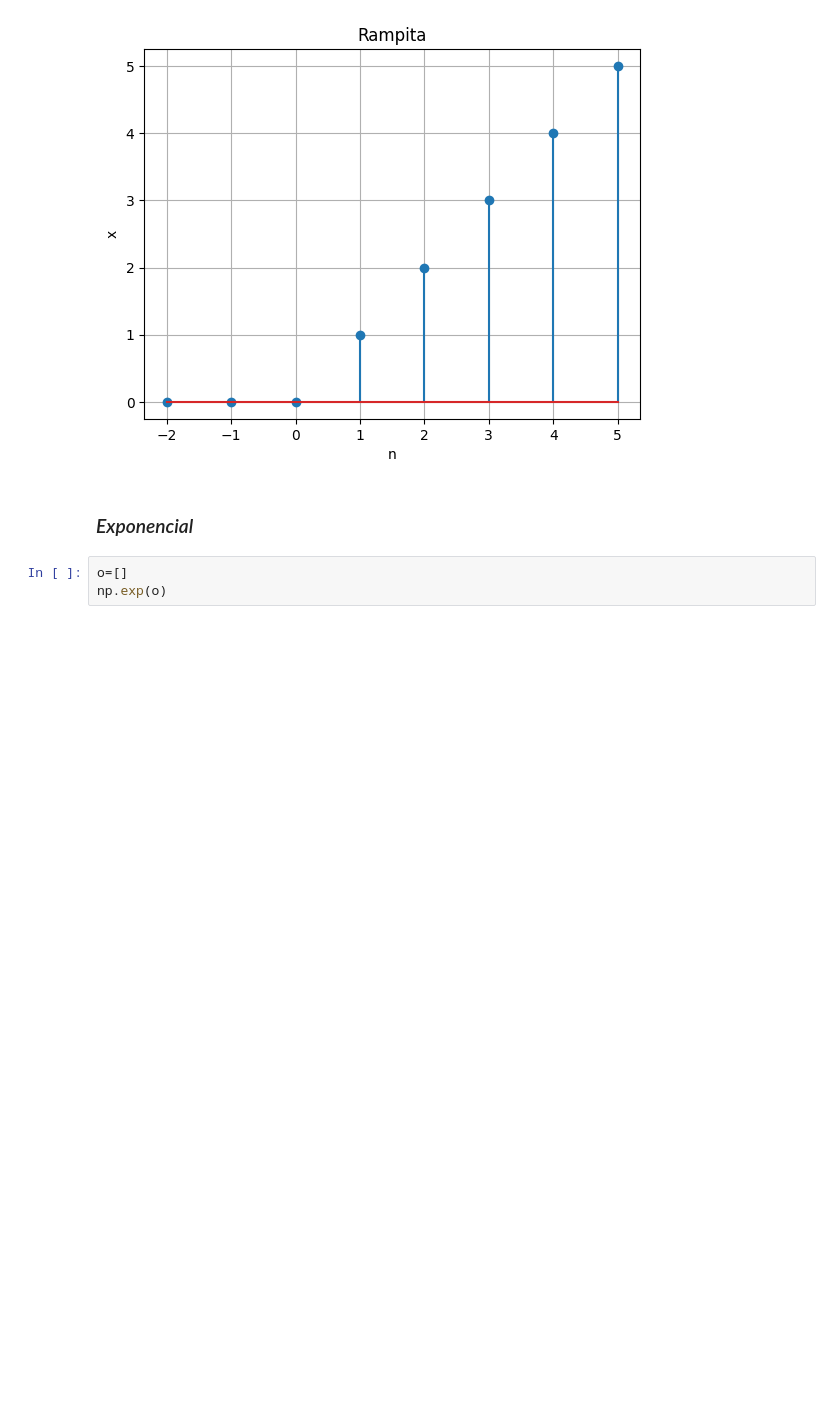
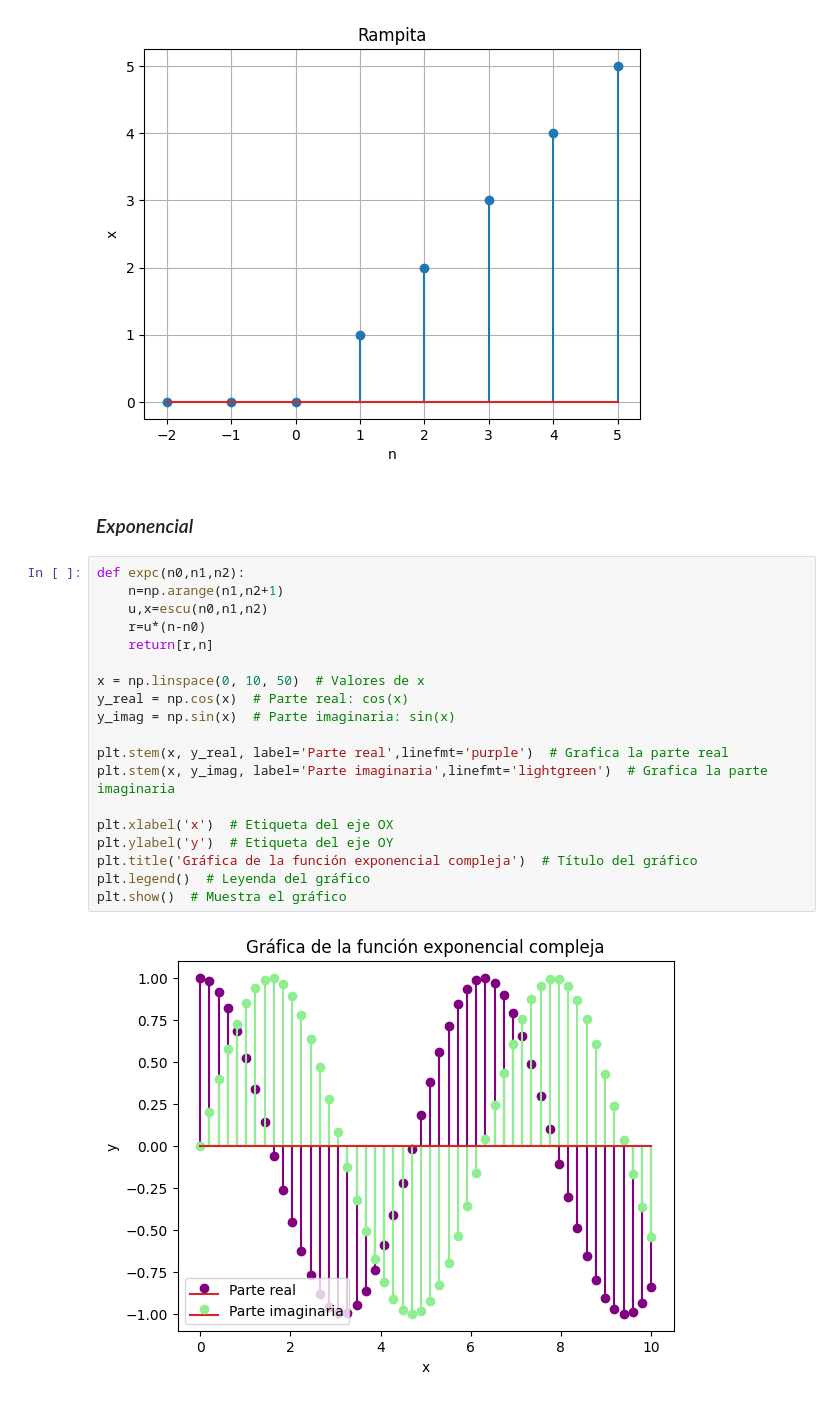
Before and after one commit to Arual1o/Lab_biosenales, a Jupyter notebook: Practica_2/P2_LauraVargas_IsabelaTrujillo.ipynb, the cells around one changed output. Cells and saved outputs as stored; diff of their text form; blank space fills up the shorter version.

```diff
--- a/Practica_2/P2_LauraVargas_IsabelaTrujillo.ipynb
+++ b/Practica_2/P2_LauraVargas_IsabelaTrujillo.ipynb
@@ -79,6 +79,24 @@ Text(0.5, 1.0, 'Rampita')
 [figure]
 # %% [markdown]
 ### *Exponencial*
-# %%
-o=[]
-np.exp(o)
+# %%
+def expc(n0,n1,n2):
+    n=np.arange(n1,n2+1)
+    u,x=escu(n0,n1,n2)
+    r=u*(n-n0)
+    return[r,n]
+
+x = np.linspace(0, 10, 50)  # Valores de x
+y_real = np.cos(x)  # Parte real: cos(x)
+y_imag = np.sin(x)  # Parte imaginaria: sin(x)
+
+plt.stem(x, y_real, label='Parte real',linefmt='purple')  # Grafica la parte real
+plt.stem(x, y_imag, label='Parte imaginaria',linefmt='lightgreen')  # Grafica la parte imaginaria
+
+plt.xlabel('x')  # Etiqueta del eje OX
+plt.ylabel('y')  # Etiqueta del eje OY
+plt.title('Gráfica de la función exponencial compleja')  # Título del gráfico
+plt.legend()  # Leyenda del gráfico
+plt.show()  # Muestra el gráfico
+# %% [output]
+[figure, added]
```
